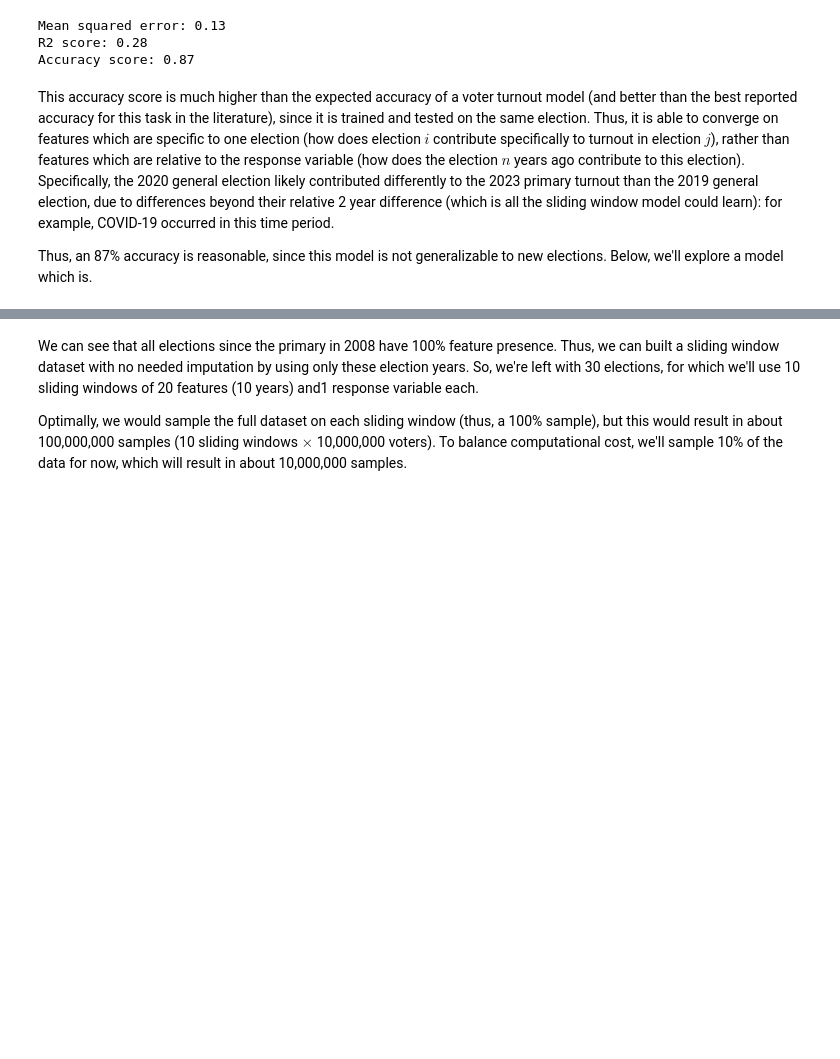
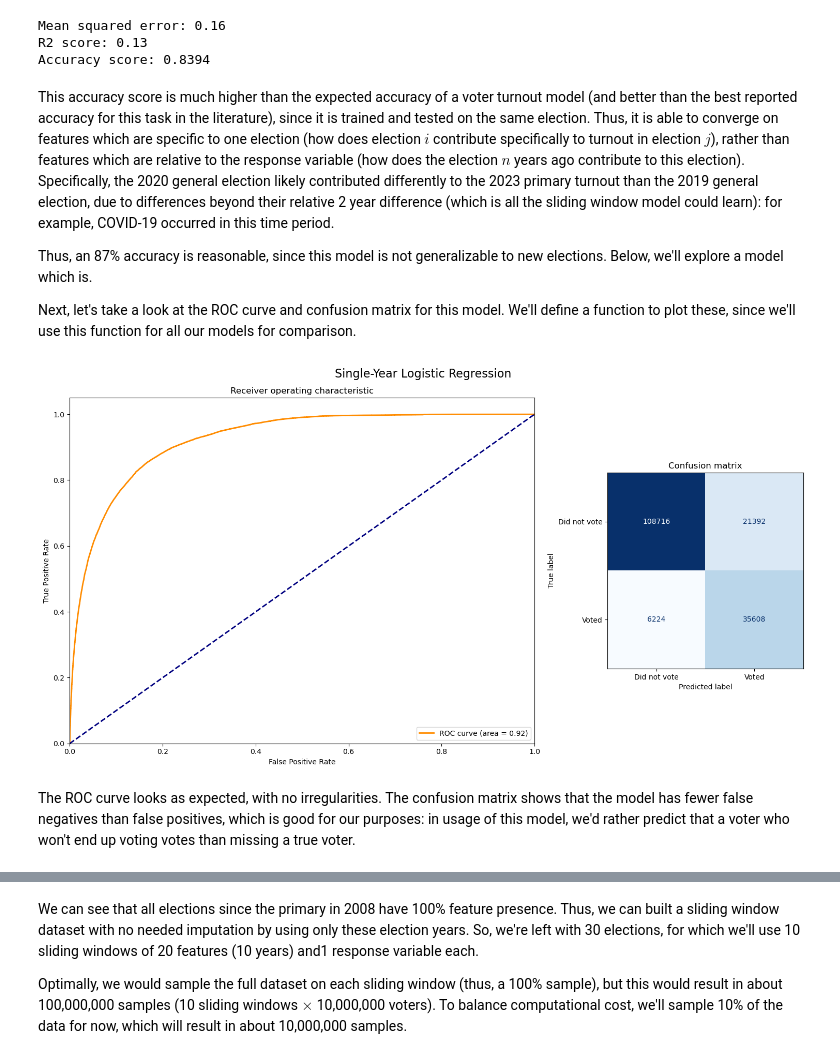
Before and after one commit to aaronzberger/VoterPrediction, a Jupyter notebook: src/voter_prediction.ipynb, the cells around one changed output, grey strips where cells are left out. Drawn from its saved outputs; the diff is of its cells as text; code cells hidden in the pictures; blank space fills up the shorter version.

```diff
--- a/src/voter_prediction.ipynb
+++ b/src/voter_prediction.ipynb
@@ -61,0 +115,7 @@ df_single.head()
+# %%
+df_single = pd.read_csv(TEN_PCT_SAMPLE_FILE)
+
+# The original data is not shuffled, so we shuffle it here
+df_single = shuffle(df_single, random_state=109)
+
+df_single.head()
@@ -61,0 +142,6 @@ df_single.head()
+# %%
+response_election_columns = [col for col in df_single.columns if '05/16/2023' in col]
+response_column = 'Election 05/16/2023 Voted'
+
+# Count the proportion of each class
+df_single[response_column].value_counts(normalize=True)
@@ -84,21 +186,62 @@ test_predictions = [1 if x >= 0.5 else 0 for x in test_predictions]
 # %%
-from sklearn.metrics import mean_squared_error
-
-mse = mean_squared_error(y_test, test_predictions)
+mse = mean_squared_error(y_val, y_val_pred)
 print(f"Mean squared error: {mse:.2f}")
 
-from sklearn.metrics import r2_score
-
-r2 = r2_score(y_test, test_predictions)
+r2 = r2_score(y_val, y_val_pred)
 print(f"R2 score: {r2:.2f}")
 
-print(f"Accuracy score: {accuracy_score(y_test, test_predictions):.2f}")
+print(f"Accuracy score: {accuracy_score(y_val, y_val_pred):.4f}")
 # %% [output]
-Mean squared error: 0.13
-R2 score: 0.28
-Accuracy score: 0.87
+Mean squared error: 0.16
+R2 score: 0.13
+Accuracy score: 0.8394
 # %% [markdown]
 This accuracy score is much higher than the expected accuracy of a voter turnout model (and better than the best reported accuracy for this task in the literature), since it is trained and tested on the same election. Thus, it is able to converge on features which are specific to one election (how does election $i$ contribute specifically to turnout in election $j$), rather than features which are relative to the response variable (how does the election $n$ years ago contribute to this election). Specifically, the 2020 general election likely contributed differently to the 2023 primary turnout than the 2019 general election, due to differences beyond their relative 2 year difference (which is all the sliding window model could learn): for example, COVID-19 occurred in this time period.
 
 Thus, an 87% accuracy is reasonable, since this model is not generalizable to new elections. Below, we'll explore a model which is.
+
+Next, let's take a look at the ROC curve and confusion matrix for this model. We'll define a function to plot these, since we'll use this function for all our models for comparison.
+# %%
+def plot_roc_and_confusion_matrix(X_val, y_val, y_pred, model, model_name):
+    y_scores = model.predict_proba(X_val)[:, 1]
+
+    # Compute ROC curve and ROC area for each class
+    fpr, tpr, _ = roc_curve(y_val, y_scores)
+    roc_auc = auc(fpr, tpr)
+
+    fig = plt.figure(figsize=(15, 8))
+    grid = plt.GridSpec(1, 3)
+
+    ax0 = fig.add_subplot(grid[0, :2])
+    lw = 2
+    ax0.plot(fpr, tpr, color="darkorange", lw=lw, label=f"ROC curve (area = {roc_auc:.2f})")
+    ax0.plot([0, 1], [0, 1], color="navy", lw=lw, linestyle="--")
+    ax0.set_xlim([0.0, 1.0])
+    ax0.set_ylim([0.0, 1.05])
+    ax0.set_xlabel("False Positive Rate")
+    ax0.set_ylabel("True Positive Rate")
+    ax0.set_title("Receiver operating characteristic")
+    ax0.legend(loc="lower right")
+
+    # Compute confusion matrix
+    cnf_matrix = confusion_matrix(y_val, y_pred)
+    np.set_printoptions(precision=2)
+
+    # Plot non-normalized confusion matrix
+    ax1 = fig.add_subplot(grid[0, 2])
+    ax1.set_title("Confusion matrix")
+    disp = ConfusionMatrixDisplay(confusion_matrix=cnf_matrix, display_labels=["Did not vote", "Voted"])
+    disp.plot(ax=ax1, cmap=plt.cm.Blues, values_format="d")
+    ax1.get_images()[0].colorbar.remove()
+
+    plt.suptitle(model_name, fontsize=16)
+
+    plt.tight_layout()
+    plt.show()
+
+plot_roc_and_confusion_matrix(X_val, y_val, y_val_pred, model, "Single-Year Logistic Regression")
+# %% [output]
+[figure, added]
+# %% [markdown]
+The ROC curve looks as expected, with no irregularities. The confusion matrix shows that the model has fewer false negatives than false positives, which is good for our purposes: in usage of this model, we'd rather predict that a voter who won't end up voting votes than missing a true voter.
 # %% [markdown]
```
Also changed, not shown: parts of 63 cells of this notebook, 2 other files.
